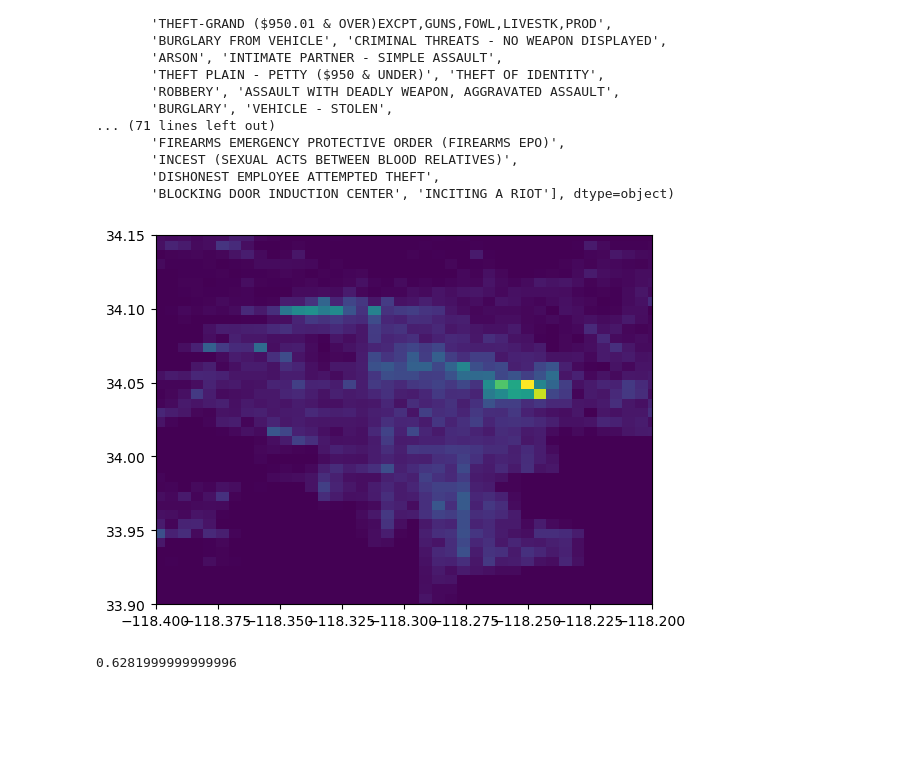
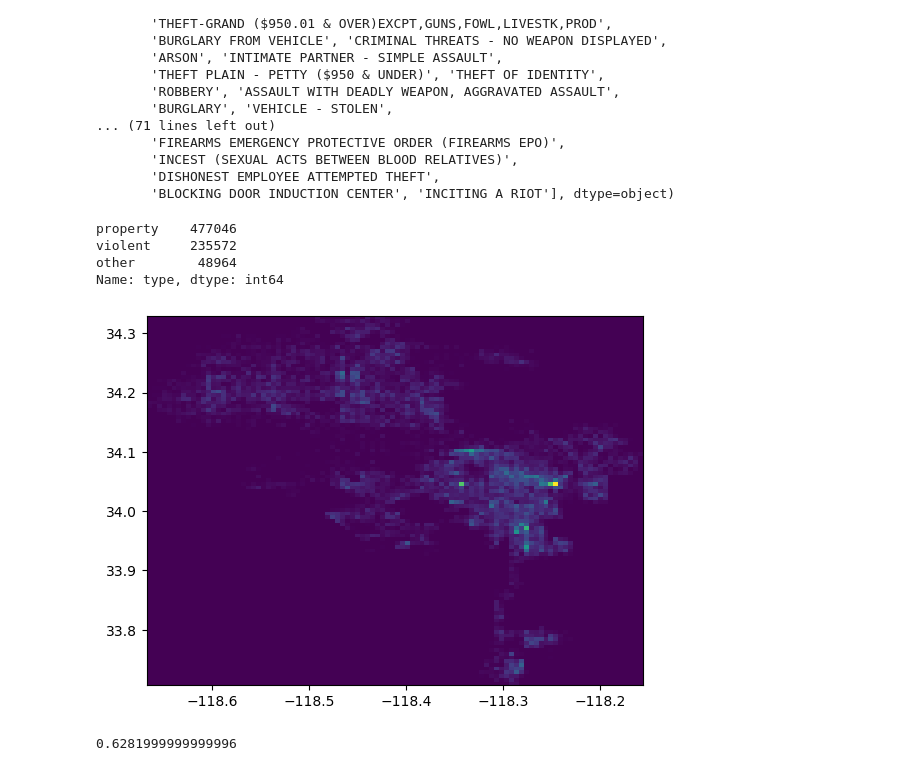
Before and after one commit to rpearce1/LA-Crime, a Jupyter notebook: LA_Crime.ipynb, the cells around one changed output. Cells and saved outputs as stored; diff of their text form; code cells hidden in the pictures; blank space fills up the shorter version.

Commit message:
Added crime types and chisquared

```diff
--- a/LA_Crime.ipynb
+++ b/LA_Crime.ipynb
@@ -146,11 +268,30 @@ array(['BATTERY - SIMPLE ASSAULT',
+# %%
+type = []
+for index, row in crime_df.iterrows():
+    if row['Crm Cd Desc'] in violent:
+        type.append('violent')
+    elif row['Crm Cd Desc'] in property:
+        type.append('property')
+    else:
+        type.append('other')
+crime_df['type'] = type
+# %%
+crime_df['type'].value_counts()
+# %% [output]
+property    477046
+violent     235572
+other        48964
+Name: type, dtype: int64
 # %%
 crime_df_loc = crime_df[(crime_df['LAT'] != 0) & (crime_df['LON'] != 0)]
-plt.hist2d(crime_df_loc['LON'],crime_df_loc['LAT'],bins=(100,100))
-plt.xlim(-118.4,-118.2)
-plt.ylim(33.9,34.15)
+crime_df_type = crime_df_loc[crime_df_loc['type'] == 'other']
+plt.hist2d(crime_df_type['LON'],crime_df_type['LAT'],bins=(100,100))
+#plt.xlim(-118.4,-118.2)
+#plt.ylim(33.9,34.15)
 plt.show()
+#violent crime more concentrated
 # %% [output]
-[figure, old version]
+[figure, new version]
 # %%
 max(crime_df_loc['LON']) - min(crime_df_loc['LON'])
 max(crime_df_loc['LAT']) - min(crime_df_loc['LAT'])
```
Also changed, not shown: parts of 10 cells of this notebook.
